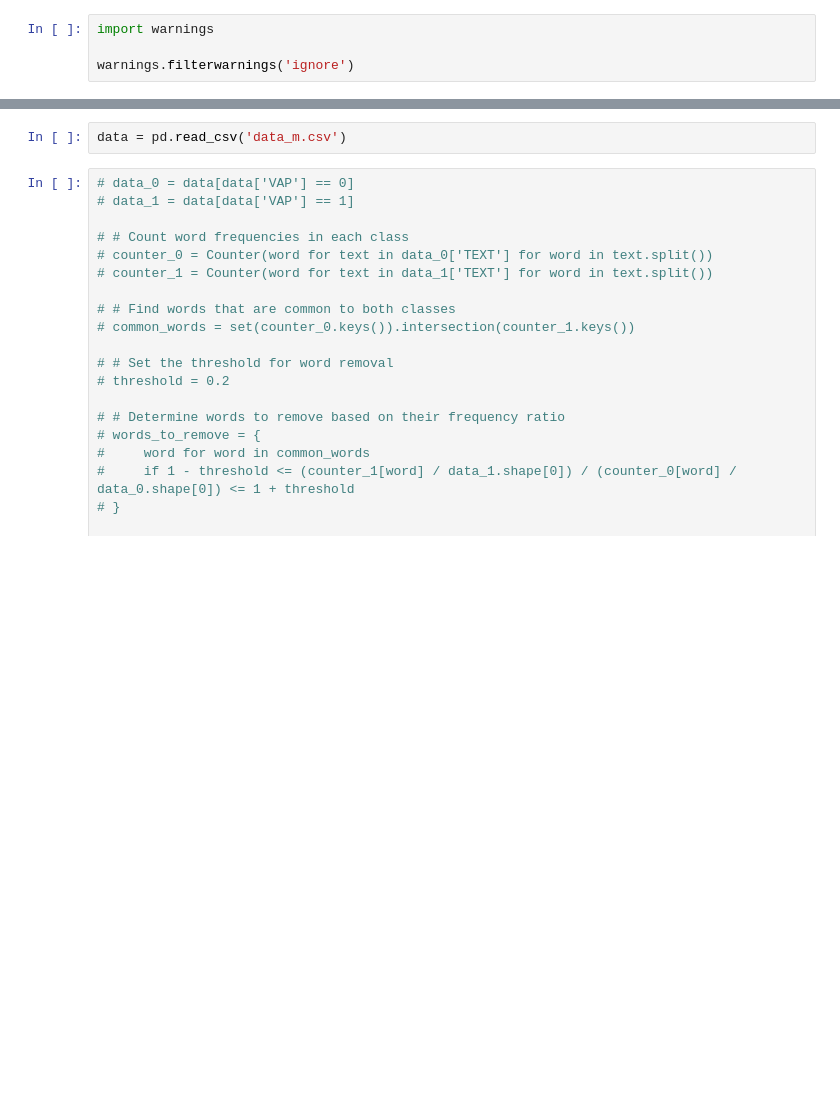
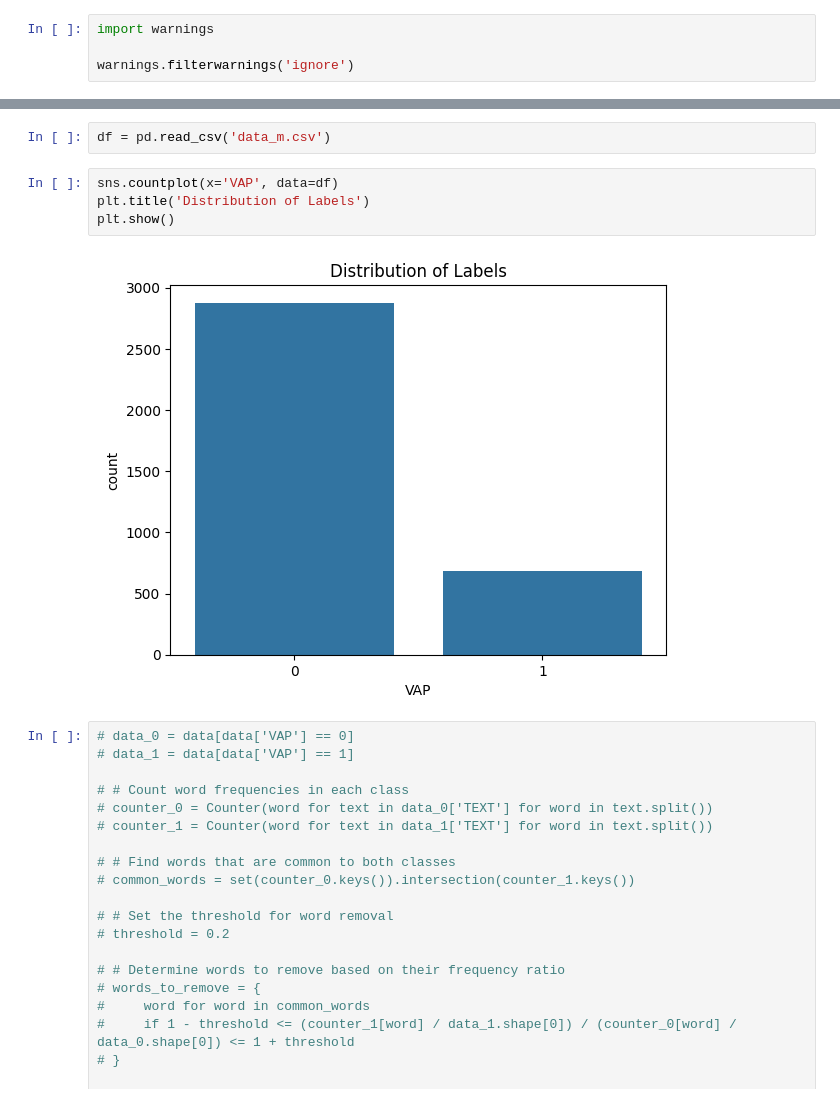
Before and after one commit to Bratet/VAP-Disease-Prediction-from-Medical-Record, a Jupyter notebook: main copy.ipynb, the cells around one changed output, grey strips where cells are left out. Saved outputs shown, nothing was run; the diff lists cells and outputs as text; blank space fills up the shorter version.

```diff
--- a/main copy.ipynb
+++ b/main copy.ipynb
@@ -29,5 +38,11 @@ tqdm.pandas()
 # %%
-data = pd.read_csv('data_m.csv')
+df = pd.read_csv('data_m.csv')
+# %%
+sns.countplot(x='VAP', data=df)
+plt.title('Distribution of Labels')
+plt.show()
+# %% [output]
+[figure, added]
 # %%
 # data_0 = data[data['VAP'] == 0]
 # data_1 = data[data['VAP'] == 1]
```
Also changed, not shown: parts of 20 cells of this notebook, 10 other files.
